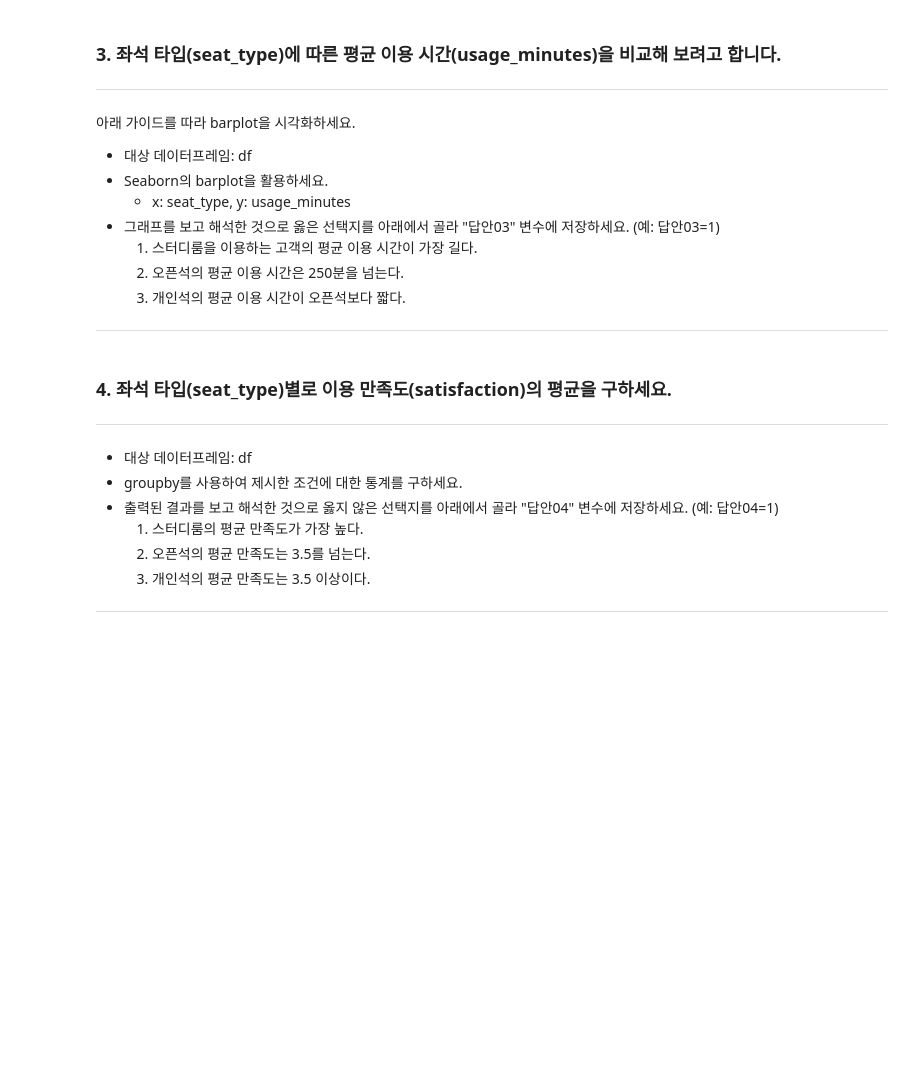
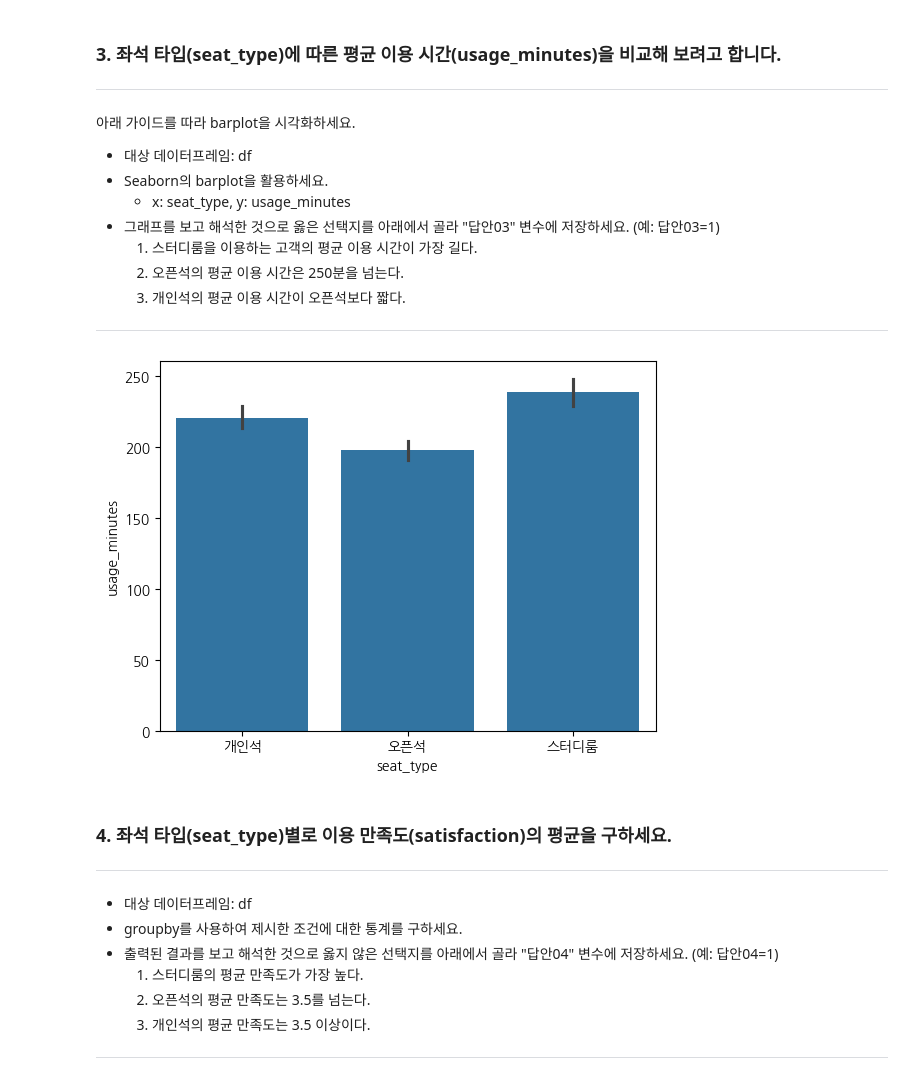
Before and after one commit to qnrPwjd/EST_AI_Challengers_Code, a Jupyter notebook: Week2/자격특강_2강_데이터분석.ipynb, the cells around one changed output. Cells and saved outputs as stored; diff of their text form; code cells hidden in the pictures; blank space fills up the shorter version.

```diff
--- a/Week2/자격특강_2강_데이터분석.ipynb
+++ b/Week2/자격특강_2강_데이터분석.ipynb
@@ -83,3 +86,9 @@ pandas 함수로 데이터 파일을 읽고 데이터프레임 변수명 df에
 ---
 # %%
 # 여기에 답안코드를 작성하세요.
+df = pd.read_csv('study_cafe_usage.csv')
+
+print(df.info())
+print(df.describe())
+
+답안02 = 4
@@ -97,6 +124,14 @@ pandas 함수로 데이터 파일을 읽고 데이터프레임 변수명 df에
 ---
 # %%
 # 여기에 답안코드를 작성하세요.
+import seaborn as sns
+
+sns.barplot(data = df, x = 'seat_type', y = 'usage_minutes')
+plt.show()
+
+답안03 = 1
+# %% [output]
+[figure, added]
 # %% [markdown]
 ### 4. 좌석 타입(seat_type)별로 이용 만족도(satisfaction)의 평균을 구하세요.
 ---
```
Also changed, not shown: parts of 13 cells of this notebook.
